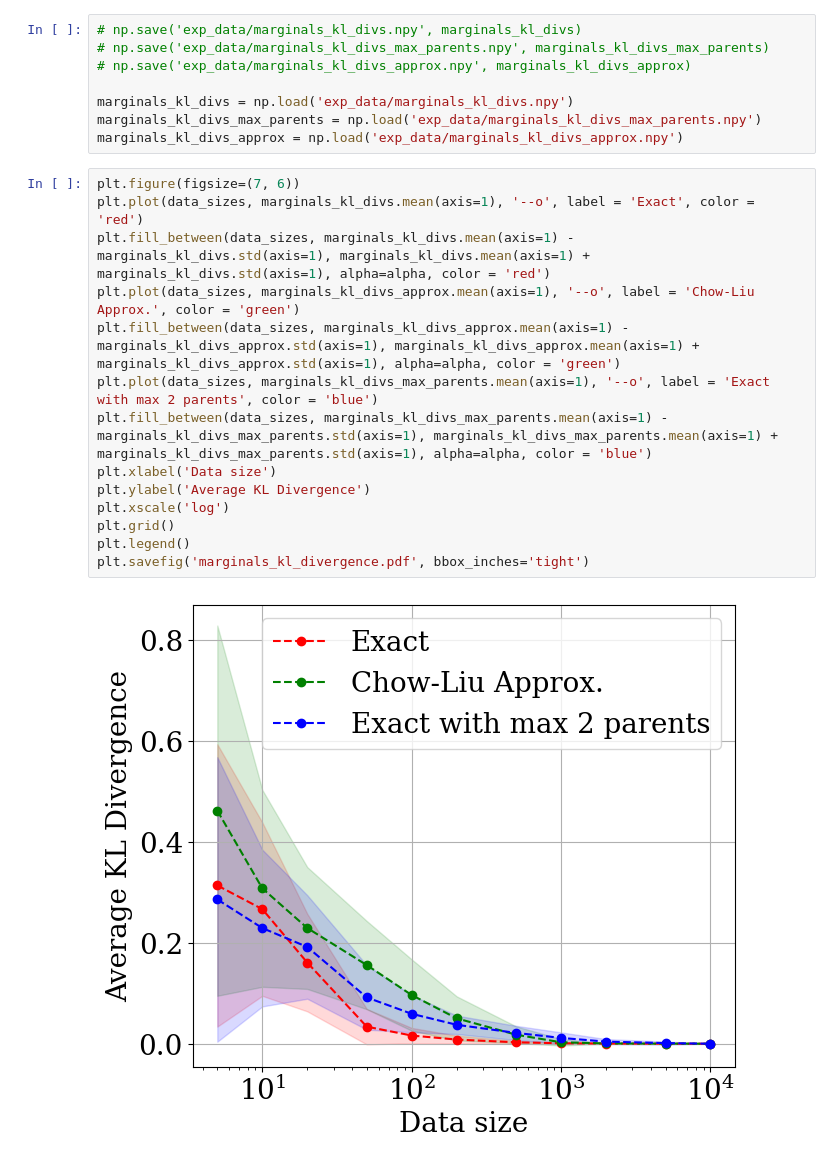
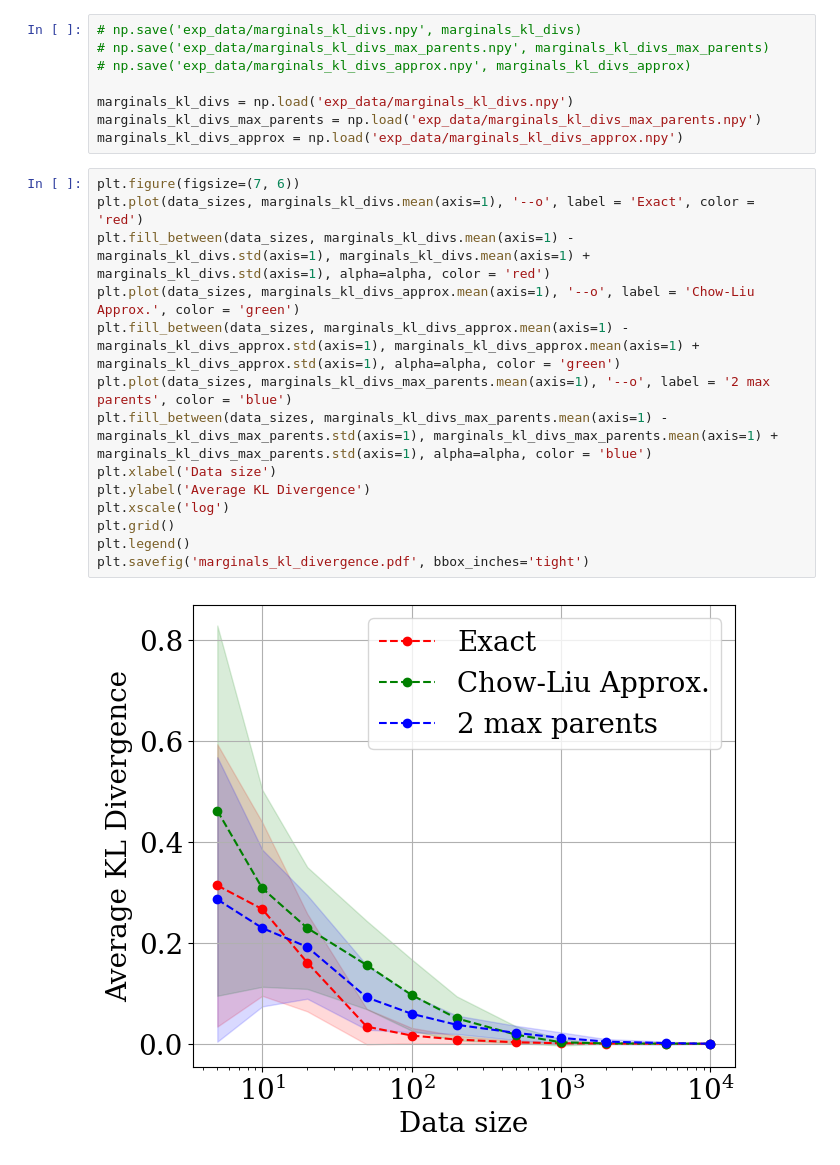
Before and after one commit to pratik2358/bayes_net_learning, a Jupyter notebook: code/alarm_example.ipynb, the cells around one changed output. Drawn from its saved outputs; the diff is of its cells as text.

```diff
--- a/code/alarm_example.ipynb
+++ b/code/alarm_example.ipynb
@@ -142,16 +142,16 @@ marginals_kl_divs_approx = np.load('exp_data/marginals_kl_divs_approx.npy')
 # %%
 plt.figure(figsize=(7, 6))
 plt.plot(data_sizes, marginals_kl_divs.mean(axis=1), '--o', label = 'Exact', color = 'red')
 plt.fill_between(data_sizes, marginals_kl_divs.mean(axis=1) - marginals_kl_divs.std(axis=1), marginals_kl_divs.mean(axis=1) + marginals_kl_divs.std(axis=1), alpha=alpha, color = 'red')
 plt.plot(data_sizes, marginals_kl_divs_approx.mean(axis=1), '--o', label = 'Chow-Liu Approx.', color = 'green')
 plt.fill_between(data_sizes, marginals_kl_divs_approx.mean(axis=1) - marginals_kl_divs_approx.std(axis=1), marginals_kl_divs_approx.mean(axis=1) + marginals_kl_divs_approx.std(axis=1), alpha=alpha, color = 'green')
-plt.plot(data_sizes, marginals_kl_divs_max_parents.mean(axis=1), '--o', label = 'Exact with max 2 parents', color = 'blue')
+plt.plot(data_sizes, marginals_kl_divs_max_parents.mean(axis=1), '--o', label = '2 max parents', color = 'blue')
 plt.fill_between(data_sizes, marginals_kl_divs_max_parents.mean(axis=1) - marginals_kl_divs_max_parents.std(axis=1), marginals_kl_divs_max_parents.mean(axis=1) + marginals_kl_divs_max_parents.std(axis=1), alpha=alpha, color = 'blue')
 plt.xlabel('Data size')
 plt.ylabel('Average KL Divergence')
 plt.xscale('log')
 plt.grid()
 plt.legend()
 plt.savefig('marginals_kl_divergence.pdf', bbox_inches='tight')
 # %% [output]
-[figure, old version]
+[figure, new version]
```
Also changed, not shown: parts of 3 cells of this notebook.
